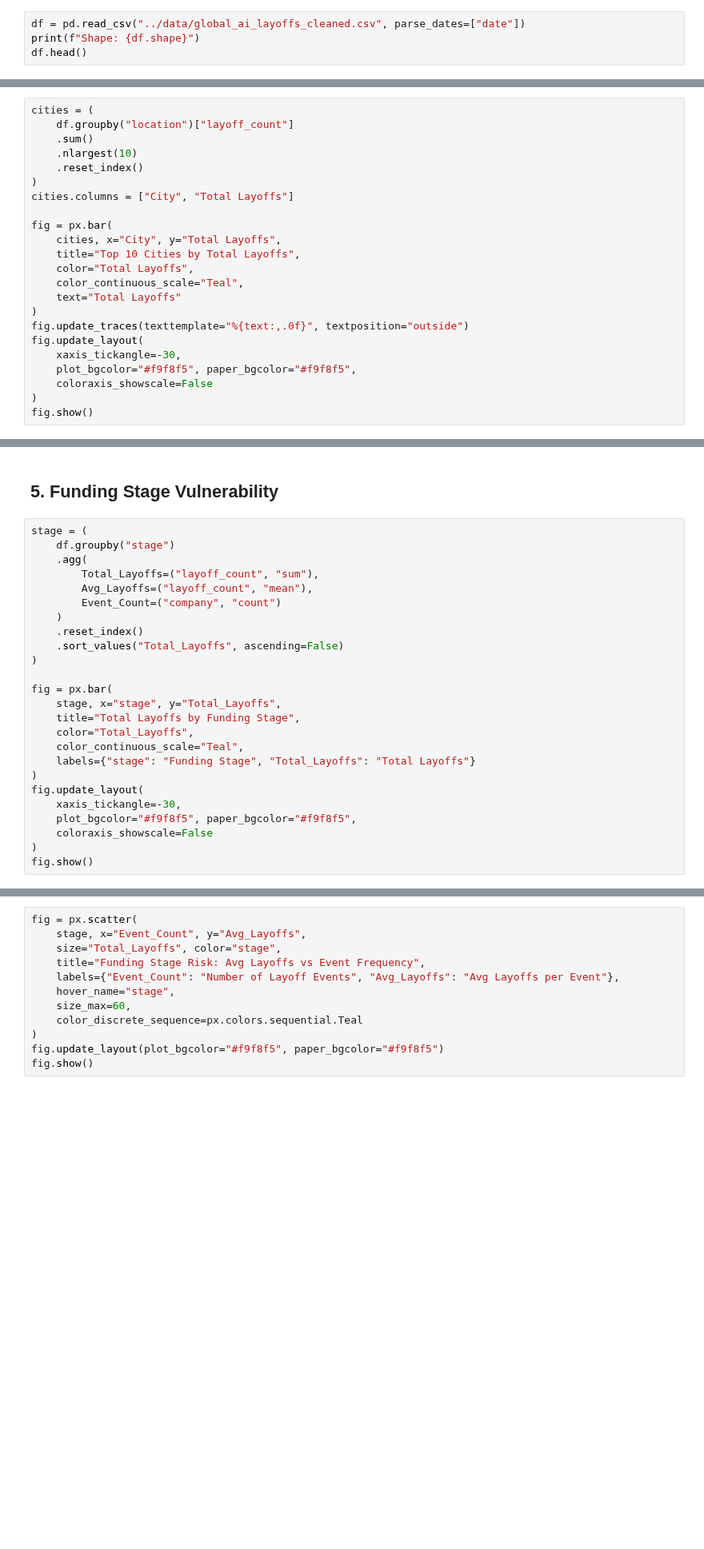
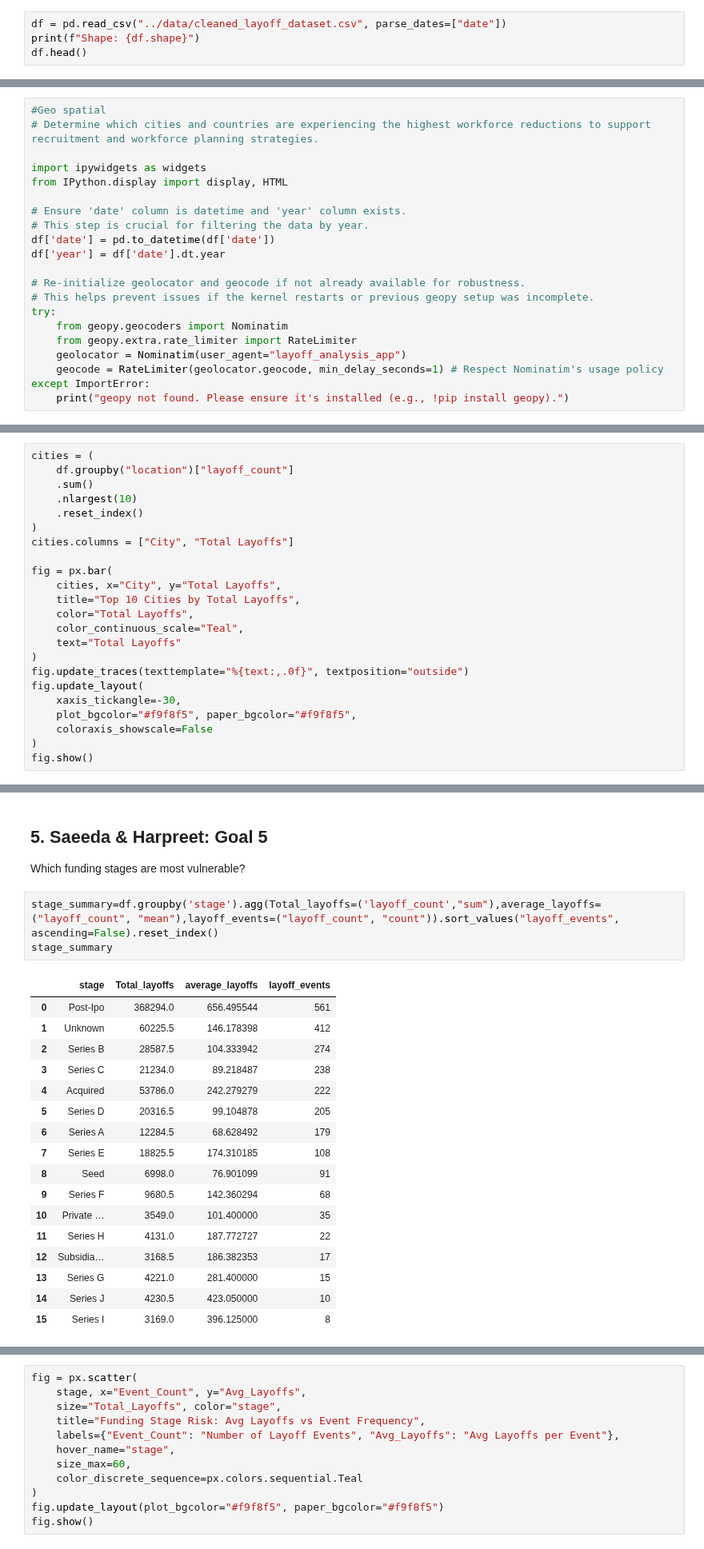
Before and after one commit to amgadyassin/global-ai-layoffs, a Jupyter notebook: notebooks/02_data_visualization.ipynb, the cells around one changed output, grey strips where cells are left out. Shown at 80% size. Cells and saved outputs as stored; diff of their text form; blank space fills up the shorter version.

```diff
--- a/notebooks/02_data_visualization.ipynb
+++ b/notebooks/02_data_visualization.ipynb
@@ -22,4 +27,4 @@ print("Libraries loaded ✅")
 # %%
-df = pd.read_csv("../data/global_ai_layoffs_cleaned.csv", parse_dates=["date"])
+df = pd.read_csv("../data/cleaned_layoff_dataset.csv", parse_dates=["date"])
 print(f"Shape: {df.shape}")
 df.head()
@@ -105,0 +886,21 @@ fig.show()
+# %%
+#Geo spatial
+# Determine which cities and countries are experiencing the highest workforce reductions to support recruitment and workforce planning strategies.
+
+import ipywidgets as widgets
+from IPython.display import display, HTML
+
+# Ensure 'date' column is datetime and 'year' column exists.
+# This step is crucial for filtering the data by year.
+df['date'] = pd.to_datetime(df['date'])
+df['year'] = df['date'].dt.year
+
+# Re-initialize geolocator and geocode if not already available for robustness.
+# This helps prevent issues if the kernel restarts or previous geopy setup was incomplete.
+try:
+    from geopy.geocoders import Nominatim
+    from geopy.extra.rate_limiter import RateLimiter
+    geolocator = Nominatim(user_agent="layoff_analysis_app")
+    geocode = RateLimiter(geolocator.geocode, min_delay_seconds=1) # Respect Nominatim's usage policy
+except ImportError:
+    print("geopy not found. Please ensure it's installed (e.g., !pip install geopy).")
@@ -181,27 +1136,24 @@ fig.show()
-# %% [markdown]
-## 5. Funding Stage Vulnerability
-# %%
-stage = (
-    df.groupby("stage")
-    .agg(
-        Total_Layoffs=("layoff_count", "sum"),
-        Avg_Layoffs=("layoff_count", "mean"),
-        Event_Count=("company", "count")
-    )
-    .reset_index()
-    .sort_values("Total_Layoffs", ascending=False)
-)
-
-fig = px.bar(
-    stage, x="stage", y="Total_Layoffs",
-    title="Total Layoffs by Funding Stage",
-    color="Total_Layoffs",
-    color_continuous_scale="Teal",
-    labels={"stage": "Funding Stage", "Total_Layoffs": "Total Layoffs"}
-)
-fig.update_layout(
-    xaxis_tickangle=-30,
-    plot_bgcolor="#f9f8f5", paper_bgcolor="#f9f8f5",
-    coloraxis_showscale=False
-)
-fig.show()
+# %% [markdown]
+## 5. Saeeda & Harpreet: Goal 5
+Which funding stages are most vulnerable?
+# %%
+stage_summary=df.groupby('stage').agg(Total_layoffs=('layoff_count',"sum"),average_layoffs=("layoff_count", "mean"),layoff_events=("layoff_count", "count")).sort_values("layoff_events", ascending=False).reset_index()
+stage_summary
+# %% [output]
+|  | stage | Total_layoffs | average_layoffs | layoff_events |
+| 0 | Post-Ipo | 368294.0 | 656.495544 | 561 |
+| 1 | Unknown | 60225.5 | 146.178398 | 412 |
+| 2 | Series B | 28587.5 | 104.333942 | 274 |
+| 3 | Series C | 21234.0 | 89.218487 | 238 |
+| 4 | Acquired | 53786.0 | 242.279279 | 222 |
+| 5 | Series D | 20316.5 | 99.104878 | 205 |
+| 6 | Series A | 12284.5 | 68.628492 | 179 |
+| 7 | Series E | 18825.5 | 174.310185 | 108 |
+| 8 | Seed | 6998.0 | 76.901099 | 91 |
+| 9 | Series F | 9680.5 | 142.360294 | 68 |
+| 10 | Private … | 3549.0 | 101.400000 | 35 |
+| 11 | Series H | 4131.0 | 187.772727 | 22 |
+| 12 | Subsidia… | 3168.5 | 186.382353 | 17 |
+| 13 | Series G | 4221.0 | 281.400000 | 15 |
+| 14 | Series J | 4230.5 | 423.050000 | 10 |
+| 15 | Series I | 3169.0 | 396.125000 | 8 |
```
Also changed, not shown: parts of 43 cells of this notebook, 1 other file.
